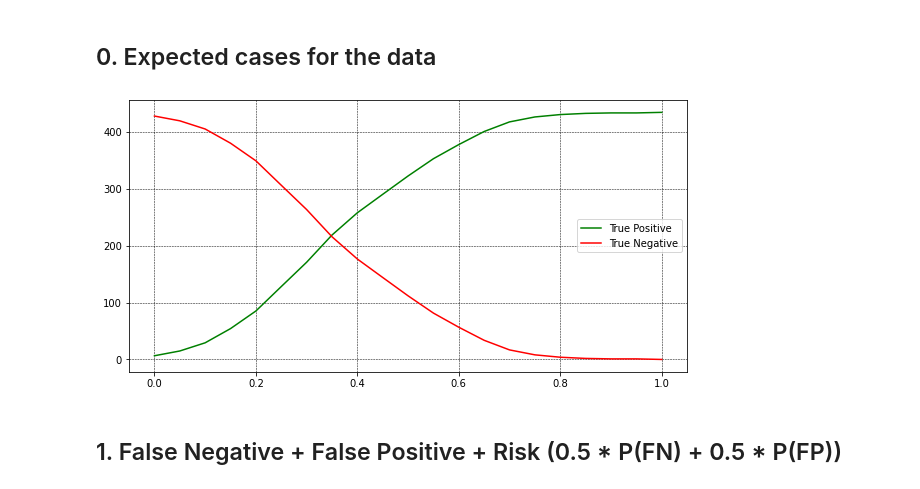
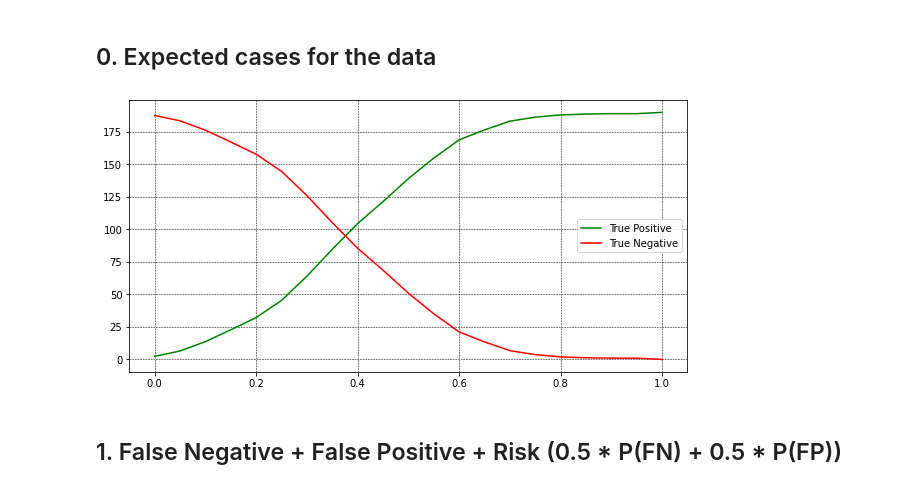
Before and after one commit to pazamelin/multiple_testing_analysis, a Jupyter notebook: StatisticalModelling.ipynb, the cells around one changed output. Saved outputs shown, nothing was run; the diff lists cells and outputs as text; code cells hidden in the pictures.

```diff
--- a/StatisticalModelling.ipynb
+++ b/StatisticalModelling.ipynb
@@ -52,7 +52,9 @@ See the caveats in the documentation: https://pandas.pydata.org/pandas-docs/stab
 ## Mean, cov maximum likelihood estimations for the data
 # %%
 import smsa.pearson
+import copy
 
+logrets_mtx_20 = copy.deepcopy(logrets_mtx)
 mean = logrets_mtx.mean()
 cov  = logrets_mtx.cov()
 # %%
@@ -263,9 +265,9 @@ asymptotic_sign_dfs  = read_logdfs(asymptotic_sign_logs)
 # %% [markdown]
 ## 0. Expected cases for the data
 # %%
-smsa.experiments.expected_plot(logrets_mtx, blending_params=[1], iterations=10, figsize=(10, 5))
+smsa.experiments.expected_plot(logrets_mtx_20, blending_params=[1], iterations=10, figsize=(10, 5))
 # %% [output]
-[figure, old version]
+[figure, new version]
 # %%
 thresholds = [0.2, 0.4, 0.6]
 # %% [markdown]
```
Also changed, not shown: parts of 23 cells of this notebook.
